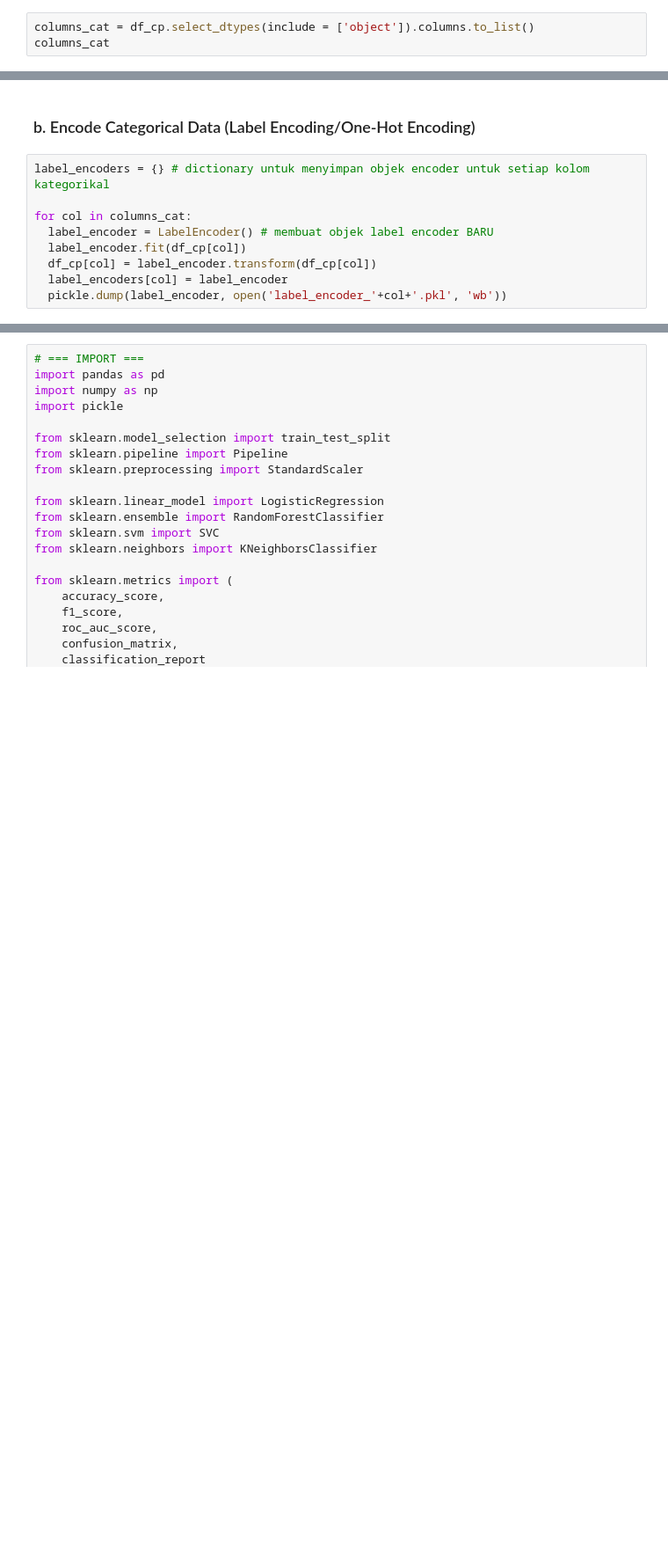
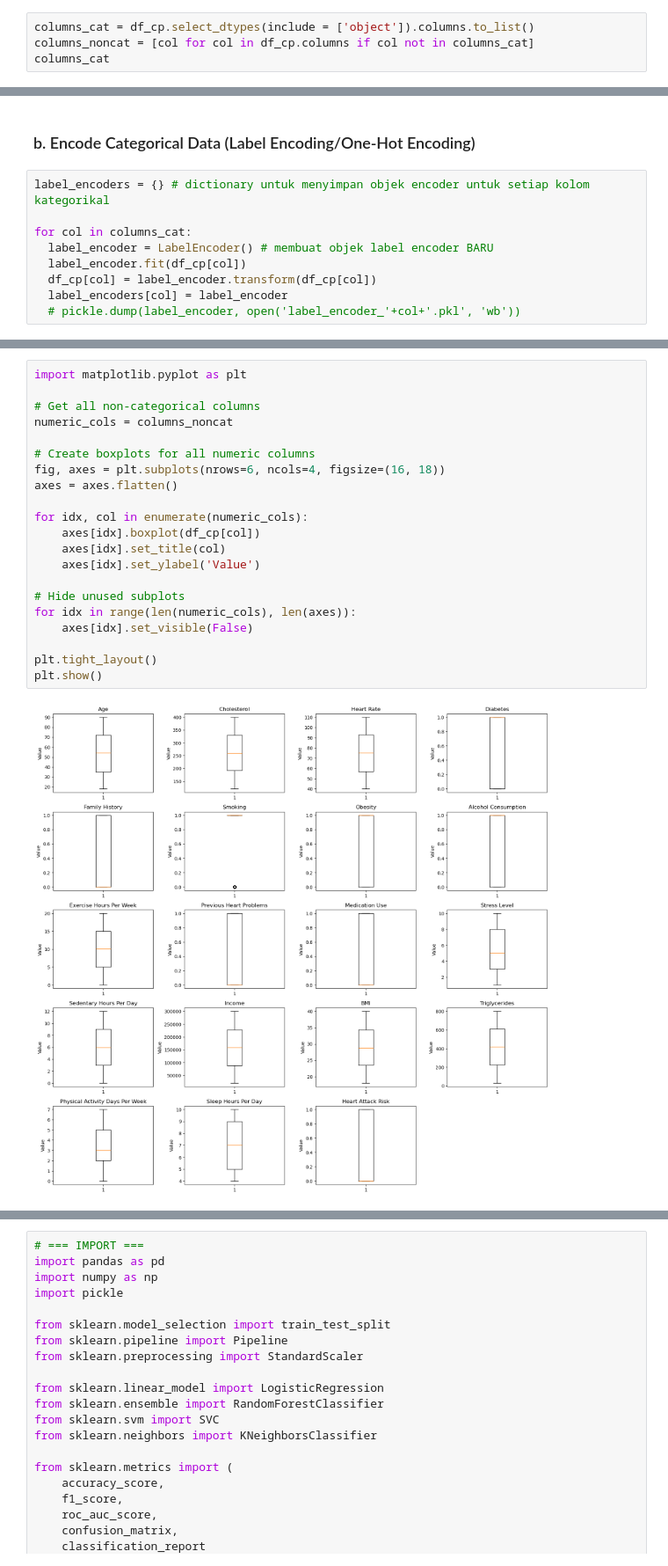
Before and after one commit to Pattern-Seeker/heart-attack-classification, a Jupyter notebook: Heart Attack Classification.ipynb, the cells around one changed output, grey strips where cells are left out. Shown at 88% size. Drawn from its saved outputs; the diff is of its cells as text; blank space fills up the shorter version.

```diff
--- a/Heart Attack Classification.ipynb
+++ b/Heart Attack Classification.ipynb
@@ -213,5 +209,6 @@ df_cp = df.copy()
 # %%
 columns_cat = df_cp.select_dtypes(include = ['object']).columns.to_list()
+columns_noncat = [col for col in df_cp.columns if col not in columns_cat]
 columns_cat
 # %% [output]
 ['Patient ID',
@@ -231,4 +250,4 @@ for col in columns_cat:
   label_encoder.fit(df_cp[col])
   df_cp[col] = label_encoder.transform(df_cp[col])
   label_encoders[col] = label_encoder
-  pickle.dump(label_encoder, open('label_encoder_'+col+'.pkl', 'wb'))
+  # pickle.dump(label_encoder, open('label_encoder_'+col+'.pkl', 'wb'))
@@ -234,0 +256,23 @@ for col in columns_cat:
+# %%
+import matplotlib.pyplot as plt
+
+# Get all non-categorical columns
+numeric_cols = columns_noncat
+
+# Create boxplots for all numeric columns
+fig, axes = plt.subplots(nrows=6, ncols=4, figsize=(16, 18))
+axes = axes.flatten()
+
+for idx, col in enumerate(numeric_cols):
+    axes[idx].boxplot(df_cp[col])
+    axes[idx].set_title(col)
+    axes[idx].set_ylabel('Value')
+
+# Hide unused subplots
+for idx in range(len(numeric_cols), len(axes)):
+    axes[idx].set_visible(False)
+
+plt.tight_layout()
+plt.show()
+# %% [output]
+[figure, added]
```
Also changed, not shown: parts of 44 cells of this notebook.
